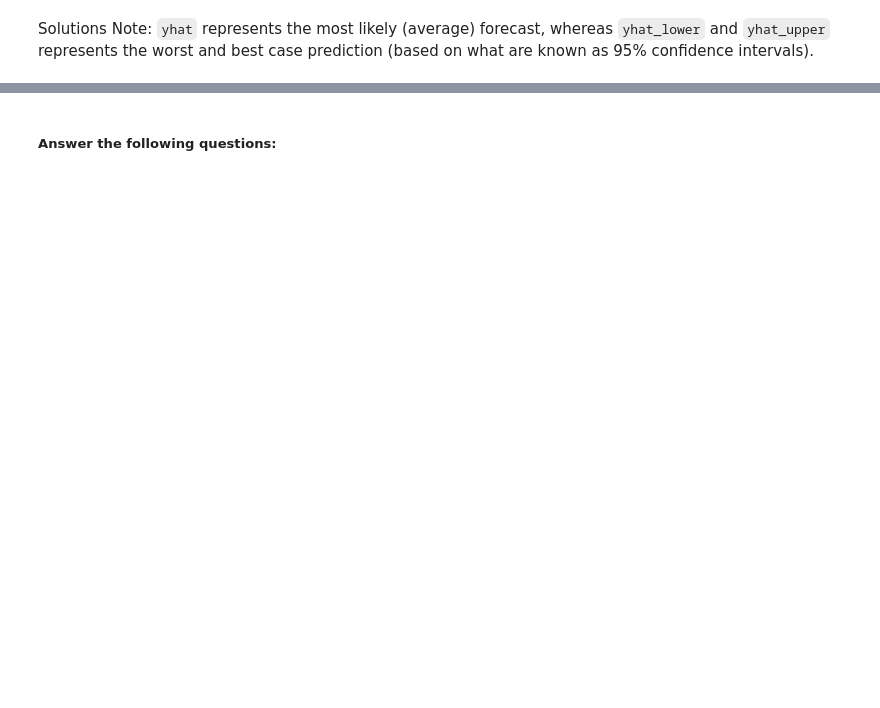
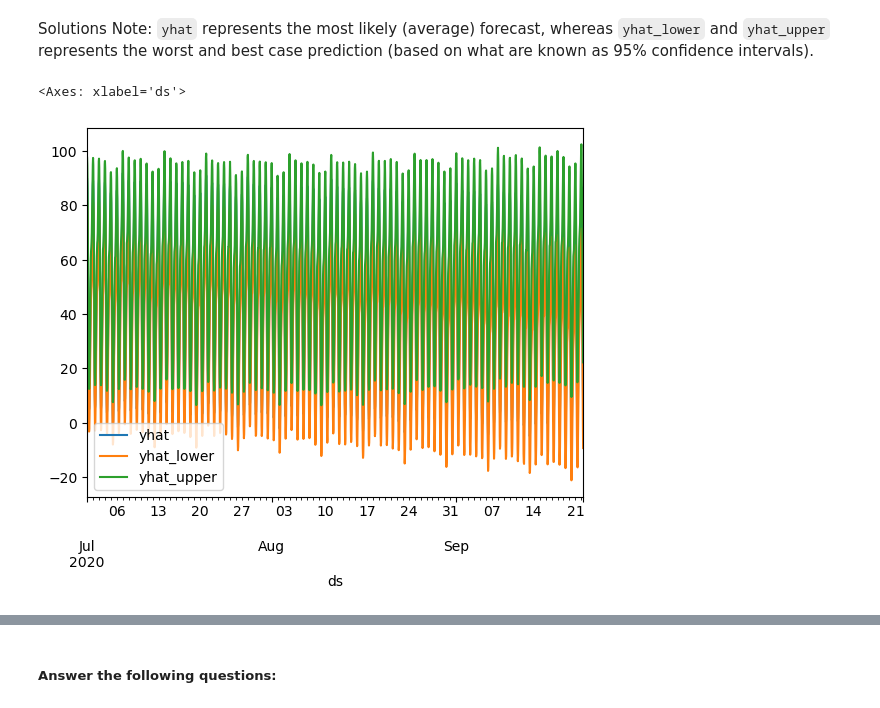
Before and after one commit to natesena/prophet-challenge, a Jupyter notebook: forecasting_net_prophet.ipynb, the cells around one changed output, grey strips where cells are left out. Saved outputs shown, nothing was run; the diff lists cells and outputs as text; code cells hidden in the pictures; blank space fills up the shorter version.

```diff
--- a/forecasting_net_prophet.ipynb
+++ b/forecasting_net_prophet.ipynb
@@ -499,6 +555,9 @@ Now, you need to produce a time series model that analyzes and forecasts pattern
 * What's the lowest point for search traffic in the calendar year?
 # %%
 # Set the index in the forecast_mercado_trends DataFrame to the ds datetime column
-
+forecast_mercado_trends.set_index('ds', inplace=True)
 
 # View the only the yhat,yhat_lower and yhat_upper columns from the DataFrame
+columns_of_interest = ["yhat","yhat_lower","yhat_upper"]
+selected_df = forecast_mercado_trends[columns_of_interest]
+print(selected_df)
@@ -507,5 +582,10 @@ Solutions Note: `yhat` represents the most likely (average) forecast, whereas `y
 # %%
 # From the forecast_mercado_trends DataFrame, plot the data to visualize
 #  the yhat, yhat_lower, and yhat_upper columns over the last 2000 hours
+last_two_thousand_hours = forecast_mercado_trends[columns_of_interest].iloc[-2000:]
+last_two_thousand_hours.plot()
+# %% [output]
+<Axes: xlabel='ds'>
+[figure, added]
 # %%
 # Reset the index in the forecast_mercado_trends DataFrame
```
Also changed, not shown: parts of 16 cells of this notebook.
